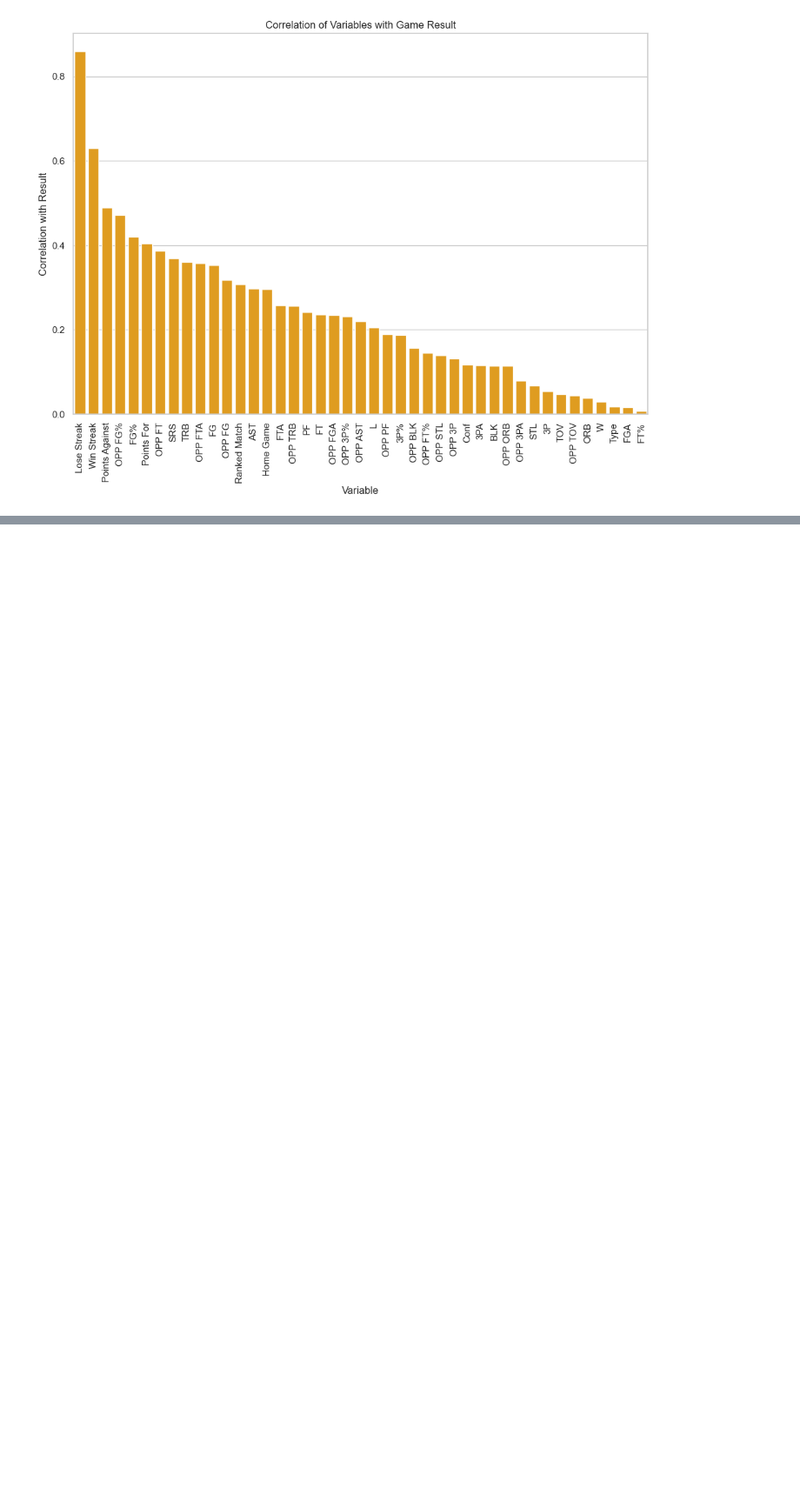
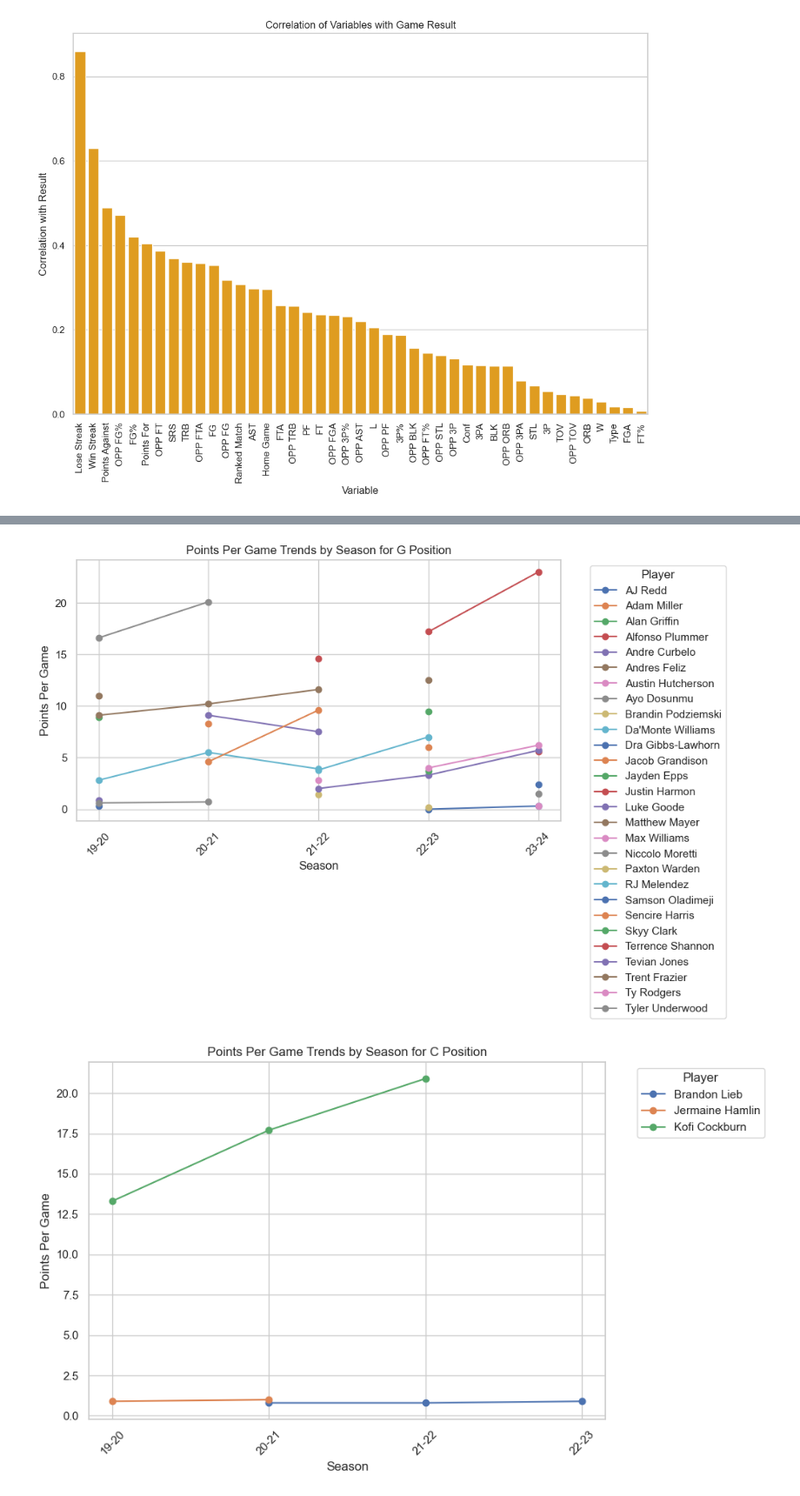
Before and after one commit to isaac-turk/DataDiveFa24, a Jupyter notebook: EDA.ipynb, the cells around one changed output, grey strips where cells are left out. Shown at 87% size. Drawn from its saved outputs; the diff is of its cells as text; code cells hidden in the pictures; blank space fills up the shorter version.

```diff
--- a/EDA.ipynb
+++ b/EDA.ipynb
@@ -269,0 +291,19 @@ plt.show()
+# %%
+if 'Pos' in all_rosters.columns and 'PTS' in all_rosters.columns:
+    position = all_rosters['Pos'].unique()
+    for pos in position:
+        position_data = all_rosters[all_rosters['Pos'] == pos]
+        pts_for_pos = position_data.pivot(index = 'Season', columns = 'Player', values = 'PTS')
+        plt.figure(figsize = (10,6))
+        for player in pts_for_pos.columns:
+            plt.plot(pts_for_pos.index, pts_for_pos[player], marker = 'o', label = player)
+        plt.title(f'Points Per Game Trends by Season for {pos} Position')
+        plt.xlabel('Season')
+        plt.ylabel('Points Per Game')
+        plt.legend(title='Player', bbox_to_anchor=(1.05, 1), loc='upper left')
+        plt.xticks(rotation=45)
+        plt.tight_layout()
+        plt.show()
+# %% [output]
+[figure, added]
+[figure, added]
```
Also changed, not shown: parts of 6 cells of this notebook.
